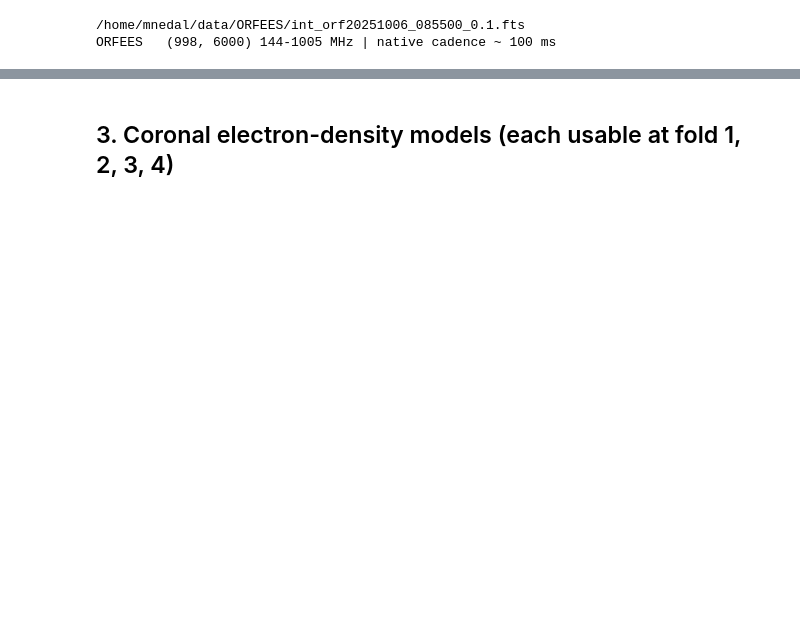
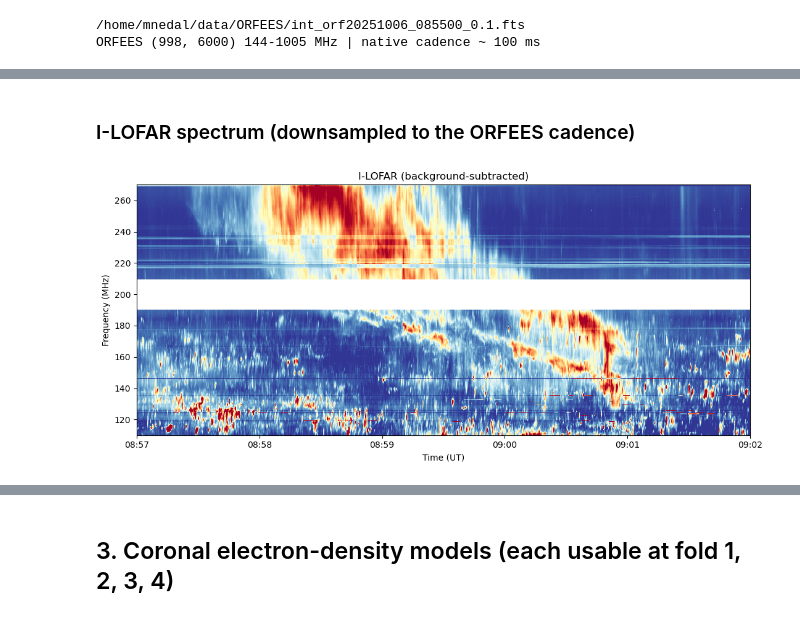
Before and after one commit to MohamedNedal/dias_work, a Jupyter notebook: 20251006/trace_type2_ilofar_orfees.ipynb, the cells around one changed output, grey strips where cells are left out. Cells and saved outputs as stored; diff of their text form; code cells hidden in the pictures; blank space fills up the shorter version.

```diff
--- a/20251006/trace_type2_ilofar_orfees.ipynb
+++ b/20251006/trace_type2_ilofar_orfees.ipynb
@@ -104,7 +91,7 @@ def bg_subtract_time(arr_tf):
 # %% [markdown]
 ## 1. Load the two dynamic spectra
 # %%
-# --- I-LOFAR: read the raw REALTA .fil directly (same procedure as the source notebook) ---
+# --- I-LOFAR: raw .fil (with progress bar) or saved pickles, controlled by ILOFAR_SOURCE ---
 def get_ilofar_file(paths, dt):
     for p in paths:
         try:
@@ -152,8 +139,9 @@ else:
     for start in tqdm(range(0, nsamp, CHUNK), desc='Reading .fil'):
         ns = min(CHUNK, nsamp - start)
         parts.append(np.asarray(a.read_block(start=start, nsamps=ns), dtype=float))
-    raw = np.hstack(parts); del parts
-    nt  = raw.shape[1]
+    raw = np.hstack(parts)
+    del parts
+    nt = raw.shape[1]
 
     with np.errstate(divide='ignore'):
         raw = np.log10(raw)
@@ -177,13 +165,8 @@ else:
         df_mode3.to_pickle(f'{ILOFAR_PATH}/df_mode3_realta_{PICKLE_TAG}_S{STOKES}.pkl')
         df_mode5.to_pickle(f'{ILOFAR_PATH}/df_mode5_realta_{PICKLE_TAG}_S{STOKES}.pkl')
         df_mode7.to_pickle(f'{ILOFAR_PATH}/df_mode7_realta_{PICKLE_TAG}_S{STOKES}.pkl')
-        print('Saved pickles (set ILOFAR_SOURCE=\'pickle\' next time for a fast reload).')
+        print('Saved pickles (set ILOFAR_SOURCE to pickle next time for a fast reload).')
 
-def slice_resample(df):
-    return df.loc[EVENT_START:EVENT_END].resample(COMMON_CADENCE).mean()
-
-df5 = slice_resample(df_mode5)          # 110-190 MHz
-df7 = slice_resample(df_mode7)          # 210-270 MHz
-print('I-LOFAR  mode5', df5.shape, ' mode7', df7.shape)
+print('I-LOFAR mode5', df_mode5.shape, ' mode7', df_mode7.shape)
 # %% [output]
 Loaded I-LOFAR dataframes from pickles.
@@ -249,0 +294,17 @@ combined (1286, 3001) 110-1005 MHz
+# %% [markdown]
+### I-LOFAR spectrum (downsampled to the ORFEES cadence)
+# %%
+fig, ax = plt.subplots(figsize=[11, 5])
+for t, f, D in [(t5, f5, D5), (t7, f7, D7)]:
+    vmin, vmax = robust_limits(D)
+    ax.pcolormesh(t, f, D, cmap='RdYlBu_r', vmin=vmin, vmax=vmax, shading='auto')
+ax.set_ylim(110, 270)
+ax.set_xlim(EVENT_START, EVENT_END)
+ax.xaxis.set_major_formatter(mdates.DateFormatter('%H:%M'))
+ax.set_xlabel('Time (UT)')
+ax.set_ylabel('Frequency (MHz)')
+ax.set_title('I-LOFAR (background-subtracted)')
+fig.tight_layout()
+plt.show()
+# %% [output]
+[figure, added]
```
Also changed, not shown: parts of 25 cells of this notebook.
